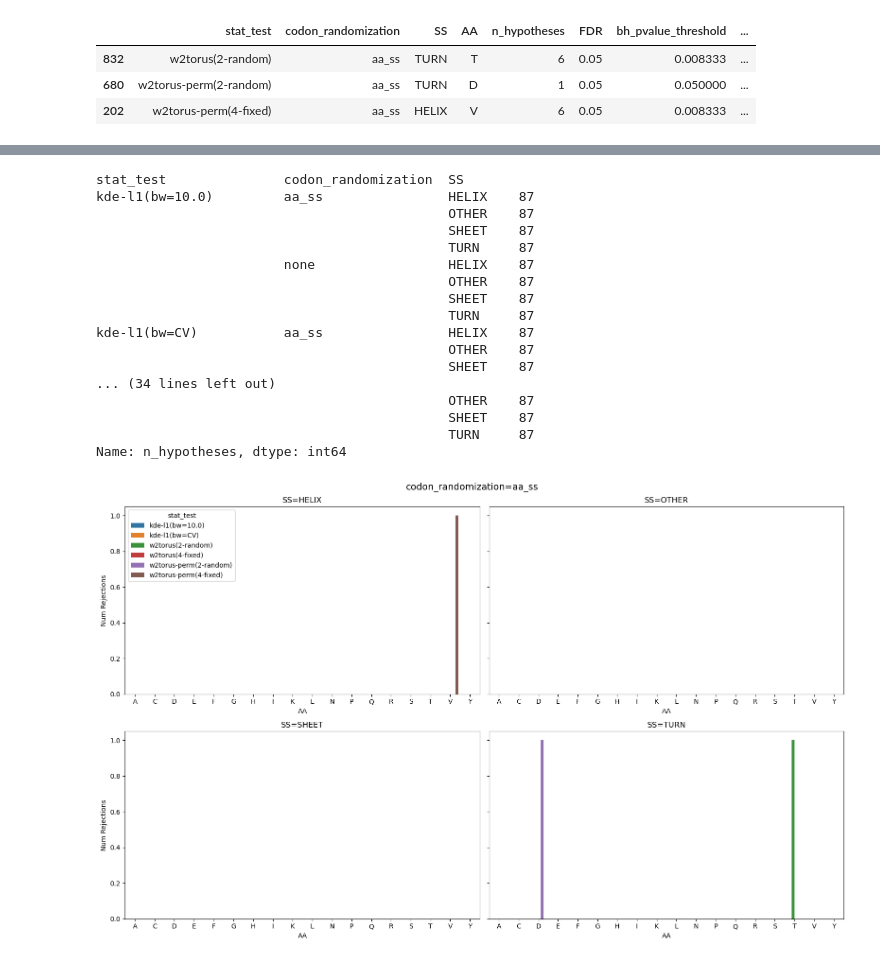
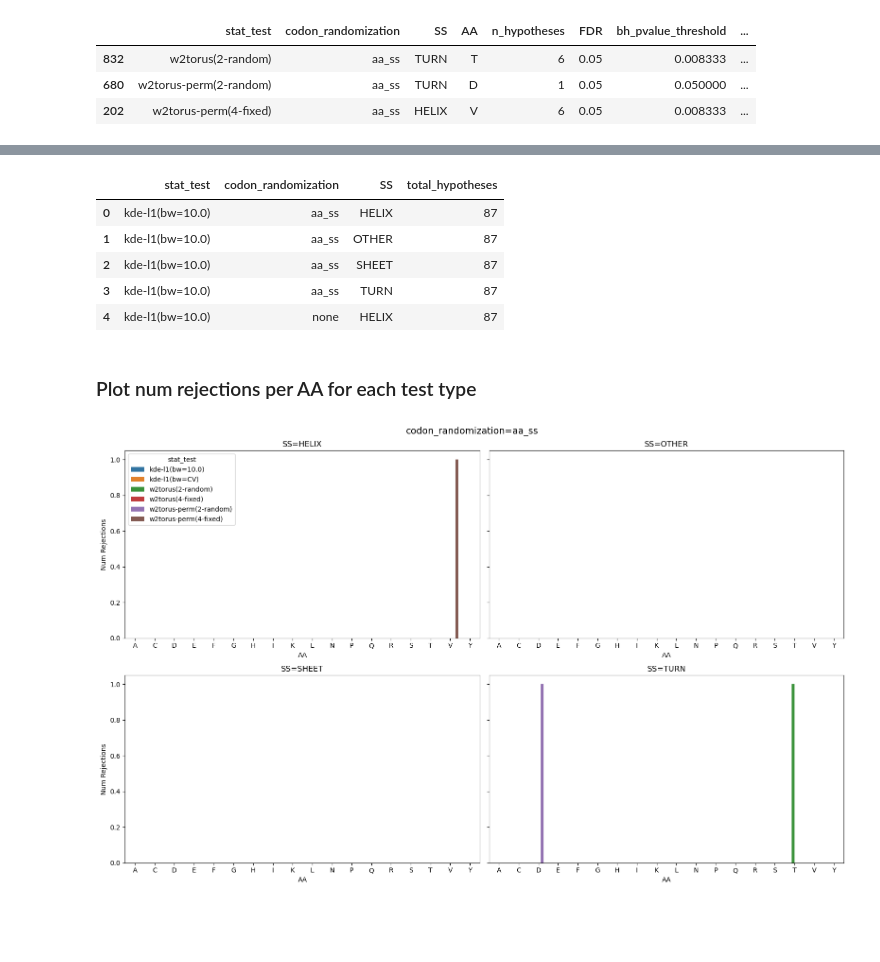
Before and after one commit to vistalab-technion/pp5, a Jupyter notebook: notebooks/w2torus-analysis.ipynb, the cells around one changed output, grey strips where cells are left out. Saved outputs shown, nothing was run; the diff lists cells and outputs as text; code cells hidden in the pictures; blank space fills up the shorter version.

```diff
--- a/notebooks/w2torus-analysis.ipynb
+++ b/notebooks/w2torus-analysis.ipynb
@@ -339,26 +590,26 @@ df_rejections_aa[idx_rejected_null]
 # %%
-# Total number of hypotheses per SS should be 87
-df_rejections_aa.groupby(by=["stat_test", "codon_randomization", "SS"])[
-    "n_hypotheses"
-].sum()
+# Sanity: Total number of hypotheses per SS should be 87
+_df_rejections_aa_groups = df_rejections_aa.groupby(
+    by=["stat_test", "codon_randomization", "SS"]
+)
+# _df_rejections_aa_groups["n_hypotheses"].agg("sum")
+_df_total_hypotheses_per_aa = _df_rejections_aa_groups.aggregate(
+    total_hypotheses=pd.NamedAgg(column="n_hypotheses", aggfunc="sum")
+).reset_index()
+
+assert np.all(_df_total_hypotheses_per_aa["total_hypotheses"] == 87), (
+    "Total hypotheses per SS should be 87"
+)
+_df_total_hypotheses_per_aa.head()
 # %% [output]
-stat_test               codon_randomization  SS
-kde-l1(bw=10.0)         aa_ss                HELIX    87
-                                             OTHER    87
-                                             SHEET    87
-                                             TURN     87
-                        none                 HELIX    87
-                                             OTHER    87
-                                             SHEET    87
-                                             TURN     87
-kde-l1(bw=CV)           aa_ss                HELIX    87
-                                             OTHER    87
-                                             SHEET    87
-... (34 lines left out)
-                                             OTHER    87
-                                             SHEET    87
-                                             TURN     87
-Name: n_hypotheses, dtype: int64
+|  | stat_test | codon_randomization | SS | total_hypotheses |
+| 0 | kde-l1(bw=10.0) | aa_ss | HELIX | 87 |
+| 1 | kde-l1(bw=10.0) | aa_ss | OTHER | 87 |
+| 2 | kde-l1(bw=10.0) | aa_ss | SHEET | 87 |
+| 3 | kde-l1(bw=10.0) | aa_ss | TURN | 87 |
+| 4 | kde-l1(bw=10.0) | none | HELIX | 87 |
+# %% [markdown]
+### Plot num rejections per AA for each test type
 # %%
 import matplotlib.pyplot as plt
 import seaborn as sns
```
Also changed, not shown: parts of 16 cells of this notebook.
